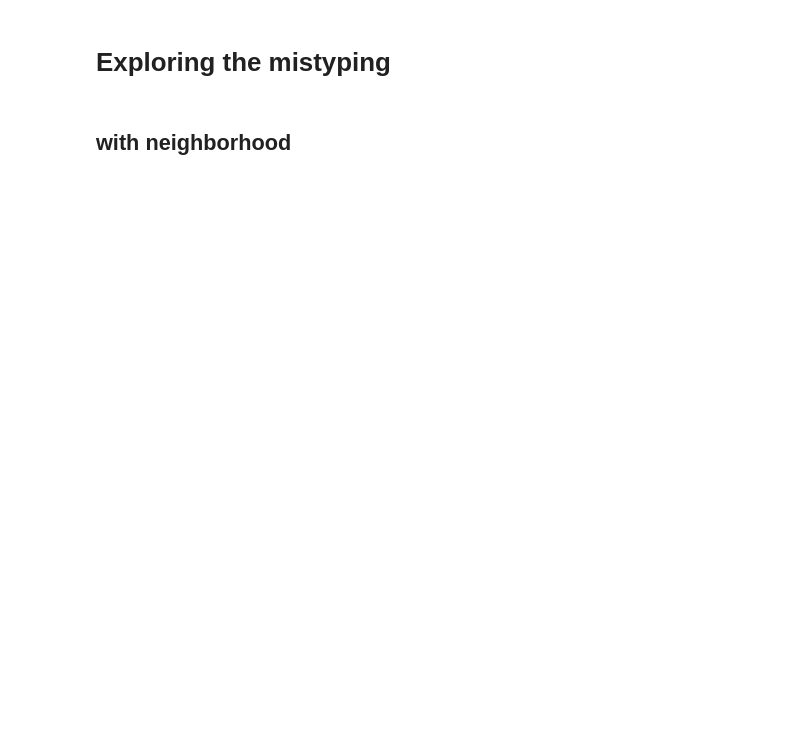
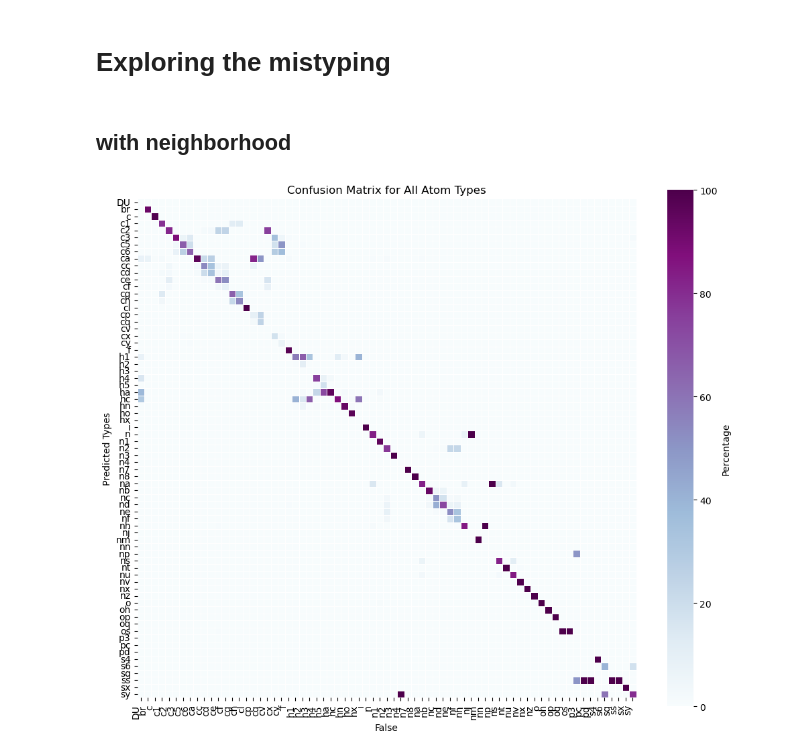
Before and after one commit to brandonrobello/MSSExBiovia, a Jupyter notebook: atomMLtype_testing.ipynb, the cells around one changed output. Cells and saved outputs as stored; diff of their text form; code cells hidden in the pictures; blank space fills up the shorter version.

```diff
--- a/atomMLtype_testing.ipynb
+++ b/atomMLtype_testing.ipynb
@@ -480,0 +294,9 @@ def generate_elemental_heatmaps(y_test_decoded, y_pred_decoded, min_threshold=3)
+# %%
+import atoMLtype.RF.refactor
+importlib.reload(atoMLtype.RF.refactor)
+from atoMLtype.RF.refactor import plot_full_confusion_matrix, plot_category_confusion_matrix, \
+      plot_detailed_cross_category_confusion, get_accuracies_from_confusion
+
+plot_full_confusion_matrix(y_test_decoded, y_pred_decoded)
+# %% [output]
+[figure, added]
```
Also changed, not shown: parts of 25 cells of this notebook, 2 other files.
